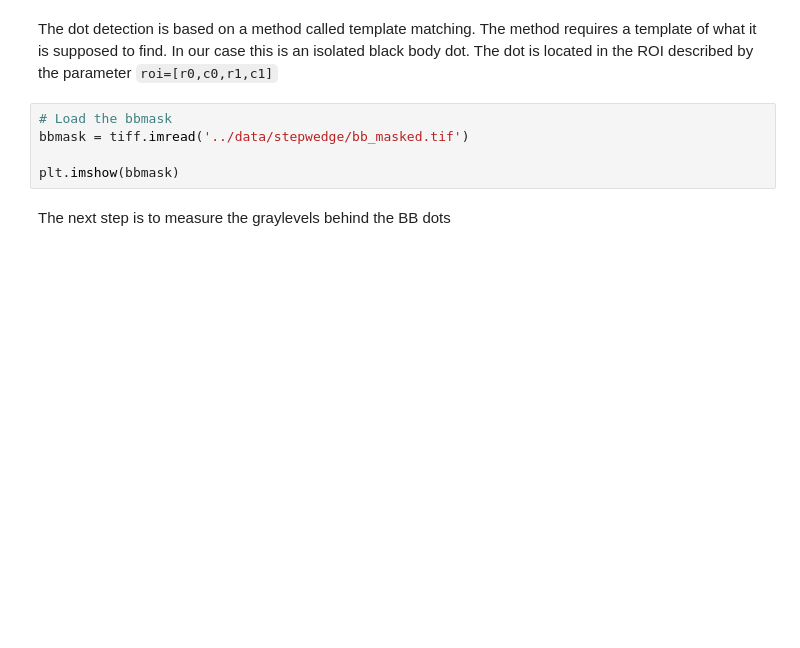
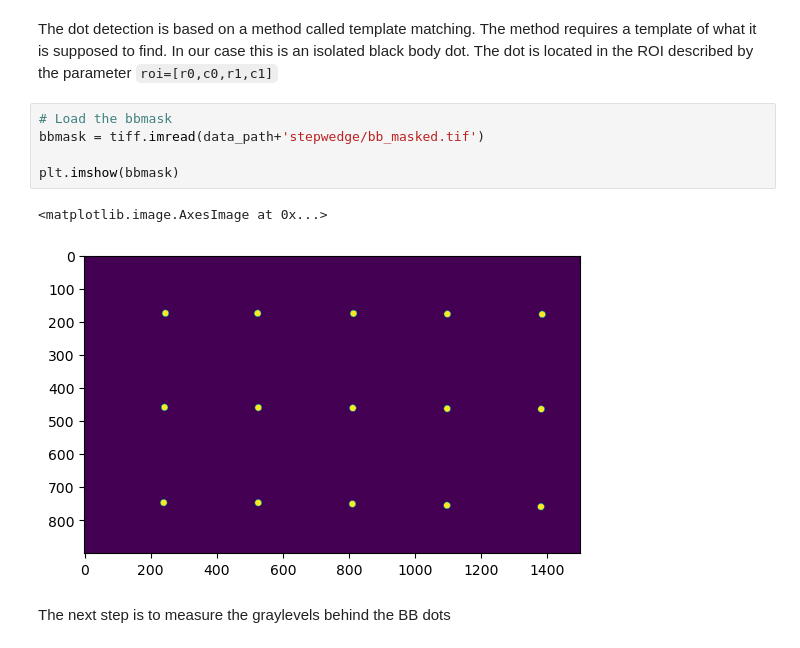
Before and after one commit to ImagingELearning/Analysis, a Jupyter notebook: tutorials/01_AttenationCoefficient/01_Analysis_AttenuationCoefficient.ipynb, the cells around one changed output. Drawn from its saved outputs; the diff is of its cells as text; blank space fills up the shorter version.

````diff
--- a/tutorials/01_AttenationCoefficient/01_Analysis_AttenuationCoefficient.ipynb
+++ b/tutorials/01_AttenationCoefficient/01_Analysis_AttenuationCoefficient.ipynb
@@ -248,9 +258,12 @@ We now want to fit the shape of the graylevels behind the black body dots. This
 The dot detection is based on a method called template matching. The method requires a template of what it is supposed to find. In our case this is an isolated black body dot. The dot is located in the ROI described by the parameter ```roi=[r0,c0,r1,c1]```
 # %%
 # Load the bbmask
-bbmask = tiff.imread('../data/stepwedge/bb_masked.tif')
+bbmask = tiff.imread(data_path+'stepwedge/bb_masked.tif')
 
 plt.imshow(bbmask)
+# %% [output]
+<matplotlib.image.AxesImage at 0x...>
+[figure, added]
 # %% [markdown]
 The next step is to measure the graylevels behind the BB dots
 # %%
````
Also changed, not shown: parts of 9 cells of this notebook, 3 other files.
